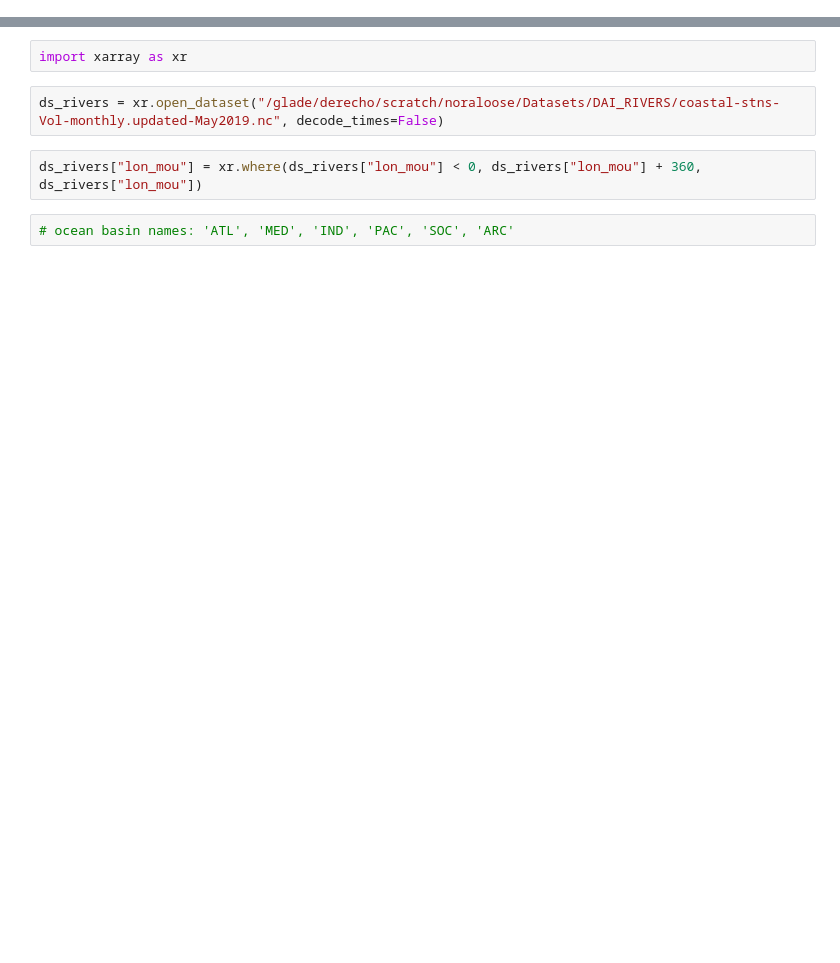
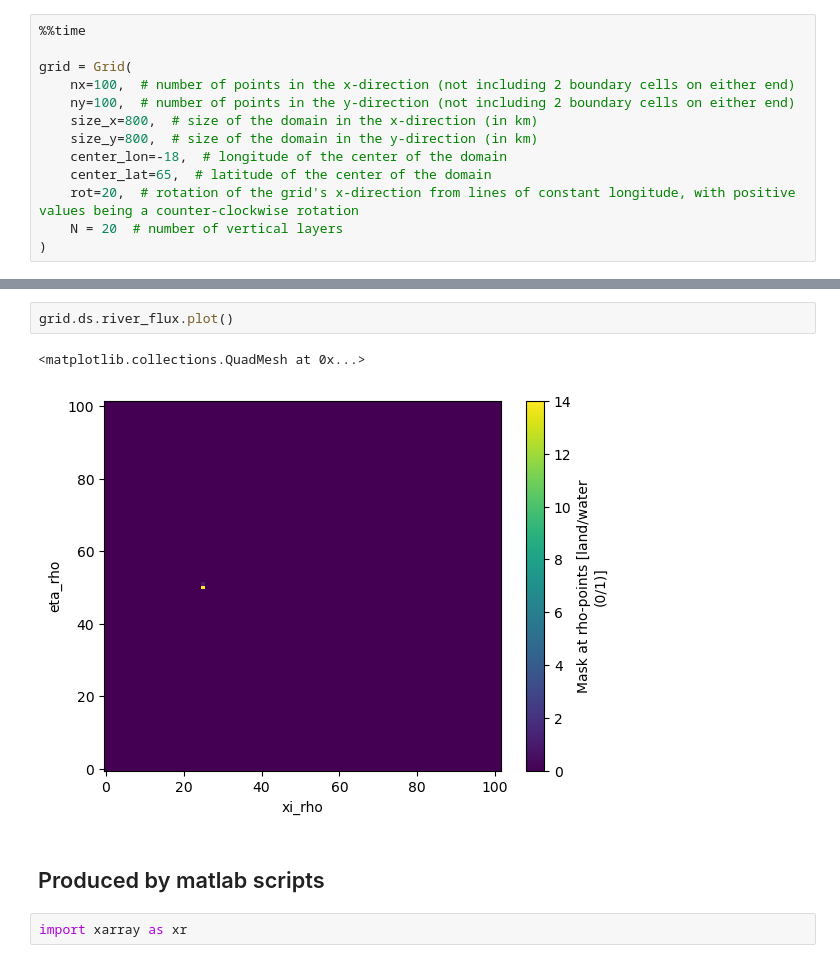
Before and after one commit to NoraLoose/roms-tools-notebooks, a Jupyter notebook: river_forcing.ipynb, the cells around one changed output, grey strips where cells are left out. Drawn from its saved outputs; the diff is of its cells as text; blank space fills up the shorter version.

```diff
--- a/river_forcing.ipynb
+++ b/river_forcing.ipynb
@@ -0,0 +5,13 @@
+# %%
+%%time
+
+grid = Grid(
+    nx=100,  # number of points in the x-direction (not including 2 boundary cells on either end)
+    ny=100,  # number of points in the y-direction (not including 2 boundary cells on either end)
+    size_x=800,  # size of the domain in the x-direction (in km)
+    size_y=800,  # size of the domain in the y-direction (in km)
+    center_lon=-18,  # longitude of the center of the domain
+    center_lat=65,  # latitude of the center of the domain
+    rot=20,  # rotation of the grid's x-direction from lines of constant longitude, with positive values being a counter-clockwise rotation
+    N = 20  # number of vertical layers
+)
@@ -1,8 +81,9 @@
+# %%
+grid.ds.river_flux.plot()
+# %% [output]
+<matplotlib.collections.QuadMesh at 0x...>
+[figure, added]
+# %% [markdown]
+## Produced by matlab scripts
 # %%
 import xarray as xr
-# %%
-ds_rivers = xr.open_dataset("/glade/derecho/scratch/noraloose/Datasets/DAI_RIVERS/coastal-stns-Vol-monthly.updated-May2019.nc", decode_times=False)
-# %%
-ds_rivers["lon_mou"] = xr.where(ds_rivers["lon_mou"] < 0, ds_rivers["lon_mou"] + 360, ds_rivers["lon_mou"])
-# %%
-# ocean basin names: 'ATL', 'MED', 'IND', 'PAC', 'SOC', 'ARC'
```
Also changed, not shown: parts of 59 cells of this notebook, 3 other files.
